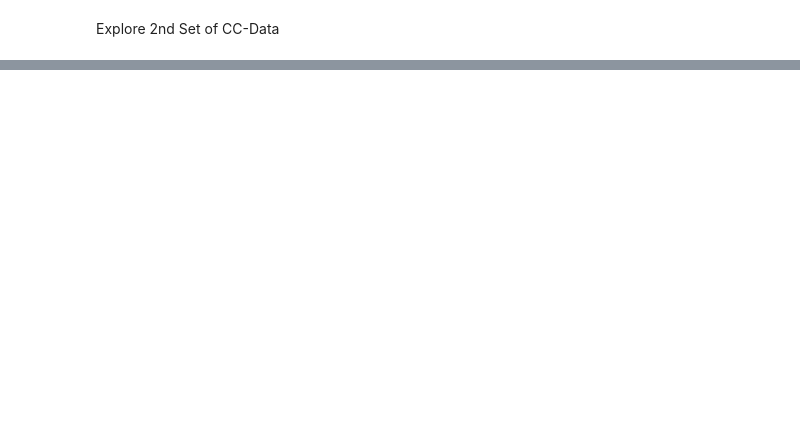
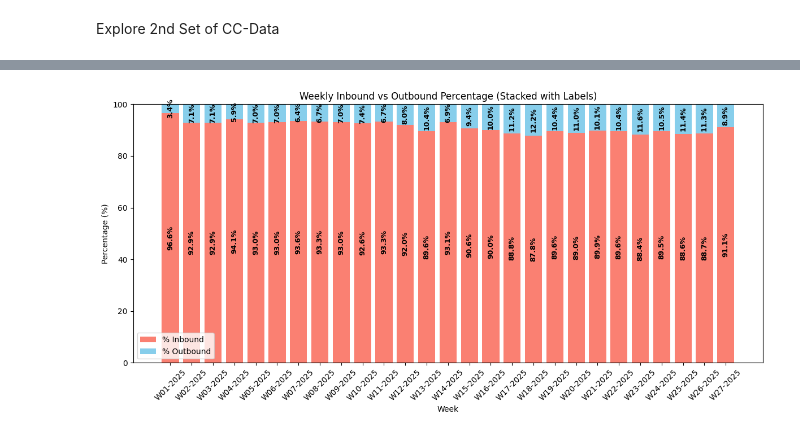
Before and after one commit to avtmarquardt-png/DPP_Callcenter, a Jupyter notebook: notebooks/Explore_CC_perf.ipynb, the cells around one changed output, grey strips where cells are left out. Saved outputs shown, nothing was run; the diff lists cells and outputs as text; code cells hidden in the pictures; blank space fills up the shorter version.

```diff
--- a/notebooks/Explore_CC_perf.ipynb
+++ b/notebooks/Explore_CC_perf.ipynb
@@ -53,0 +197,29 @@ Error:
+# %%
+import matplotlib.pyplot as plt
+
+fig, ax = plt.subplots(figsize=(12, 6))
+
+# --- Plot stacked bars ---
+bars_in = ax.bar(agg_week['Week'], agg_week['Perc_Inbound'],
+                 label='% Inbound', color='salmon', width=0.8, align='center')
+bars_out = ax.bar(agg_week['Week'], agg_week['Perc_Outbound'],
+                  bottom=agg_week['Perc_Inbound'], label='% Outbound', color='skyblue', width=0.8, align='center')
+
+# --- Annotate bars with percentage values (black, rotated 90 degrees) ---
+for i, (in_val, out_val) in enumerate(zip(agg_week['Perc_Inbound'], agg_week['Perc_Outbound'])):
+    # Inbound label
+    ax.text(i, in_val/2, f'{in_val:.1f}%', ha='center', va='center', color='black', fontsize=9, fontweight='bold', rotation=90)
+    # Outbound label
+    ax.text(i, in_val + out_val/2, f'{out_val:.1f}%', ha='center', va='center', color='black', fontsize=9, fontweight='bold', rotation=90)
+
+# --- Beautify plot ---
+ax.set_xlabel("Week")
+ax.set_ylabel("Percentage (%)")
+ax.set_title("Weekly Inbound vs Outbound Percentage (Stacked with Labels)")
+ax.legend()
+plt.xticks(rotation=45)
+plt.ylim(0, 100)
+plt.tight_layout()
+plt.show()
+# %% [output]
+[figure, added]
```
Also changed, not shown: parts of 9 cells of this notebook, 1 other file.
